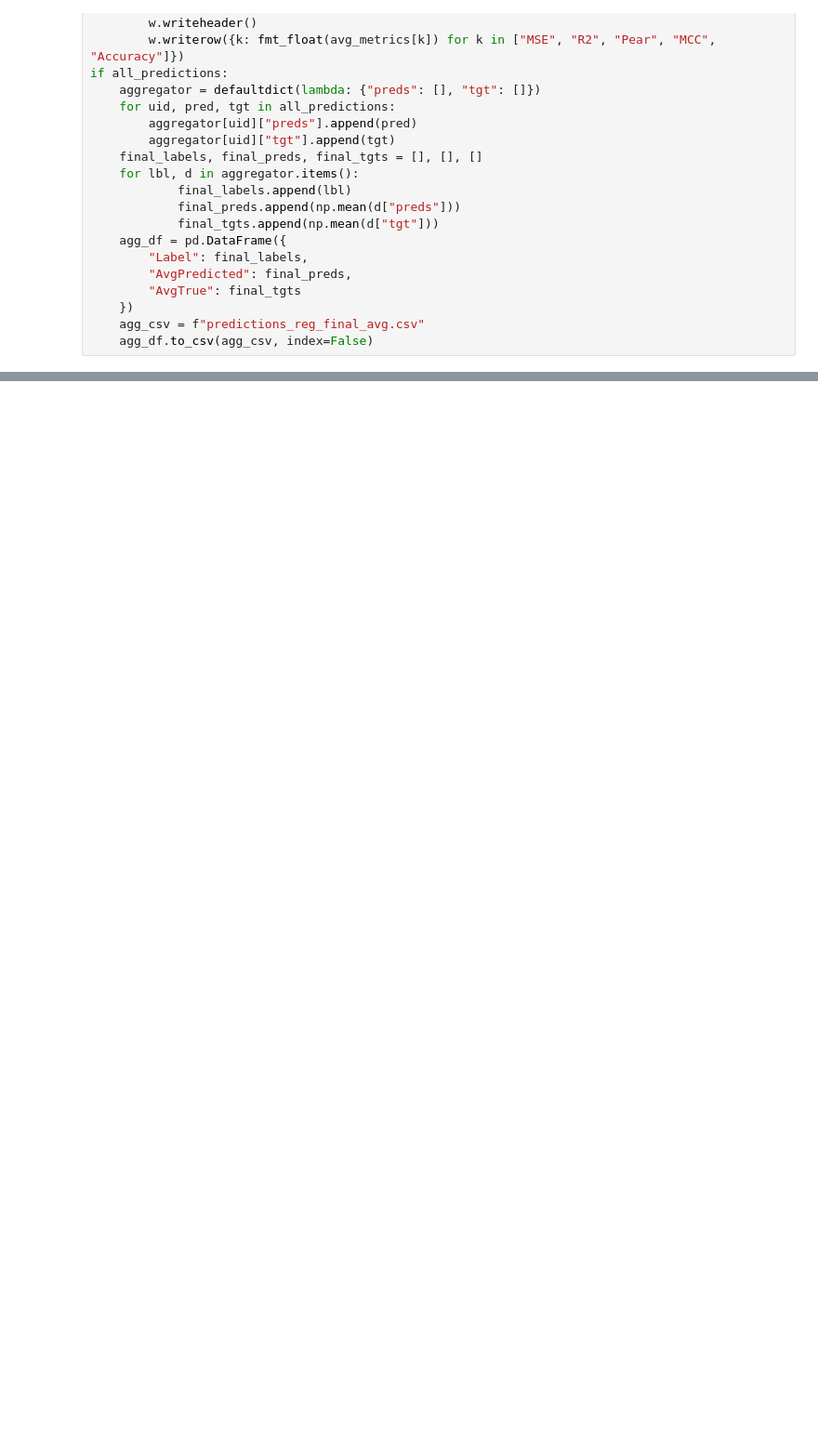
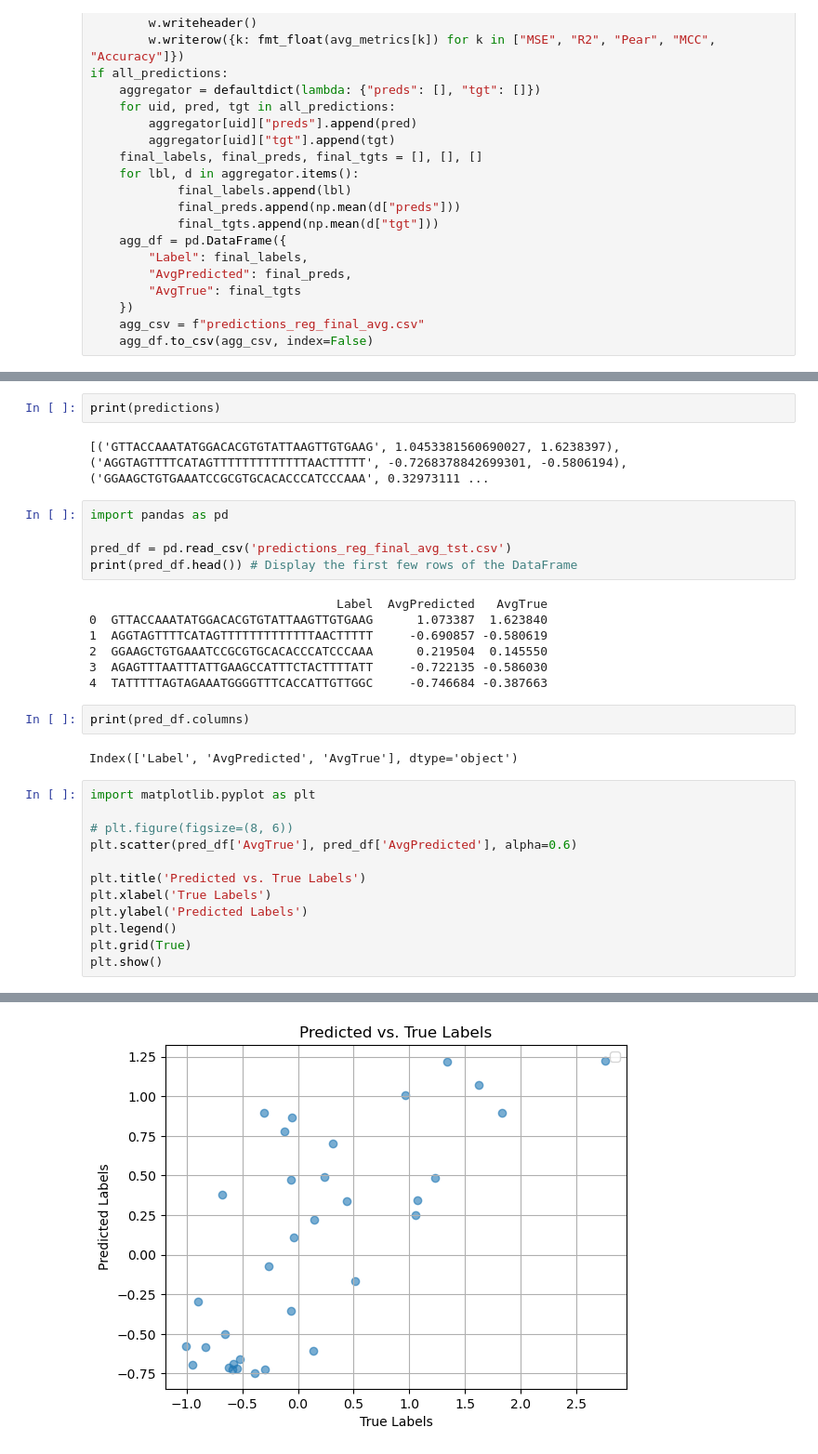
Before and after one commit to Nakshatra120/ML-Protein-DNA-Binding-Affinity, a Jupyter notebook: tutorial notebooks/tutorial_notebook.ipynb, the cells around one changed output, grey strips where cells are left out. Shown: that part at 93% size. Saved outputs shown, nothing was run; the diff lists cells and outputs as text; blank space fills up the shorter version.

```diff
--- a/tutorial notebooks/tutorial_notebook.ipynb
+++ b/tutorial notebooks/tutorial_notebook.ipynb
@@ -722,0 +964,33 @@ if all_predictions:
+# %%
+print(predictions)
+# %% [output]
+[('GTTACCAAATATGGACACGTGTATTAAGTTGTGAAG', 1.0453381560690027, 1.6238397), ('AGGTAGTTTTCATAGTTTTTTTTTTTTTAACTTTTT', -0.7268378842699301, -0.5806194), ('GGAAGCTGTGAAATCCGCGTGCACACCCATCCCAAA', 0.32973111 ...
+# %%
+import pandas as pd
+
+pred_df = pd.read_csv('predictions_reg_final_avg_tst.csv')
+print(pred_df.head()) # Display the first few rows of the DataFrame
+# %% [output]
+                                  Label  AvgPredicted   AvgTrue
+0  GTTACCAAATATGGACACGTGTATTAAGTTGTGAAG      1.073387  1.623840
+1  AGGTAGTTTTCATAGTTTTTTTTTTTTTAACTTTTT     -0.690857 -0.580619
+2  GGAAGCTGTGAAATCCGCGTGCACACCCATCCCAAA      0.219504  0.145550
+3  AGAGTTTAATTTATTGAAGCCATTTCTACTTTTATT     -0.722135 -0.586030
+4  TATTTTTAGTAGAAATGGGGTTTCACCATTGTTGGC     -0.746684 -0.387663
+# %%
+print(pred_df.columns)
+# %% [output]
+Index(['Label', 'AvgPredicted', 'AvgTrue'], dtype='object')
+# %%
+import matplotlib.pyplot as plt
+
+# plt.figure(figsize=(8, 6))
+plt.scatter(pred_df['AvgTrue'], pred_df['AvgPredicted'], alpha=0.6)
+
+plt.title('Predicted vs. True Labels')
+plt.xlabel('True Labels')
+plt.ylabel('Predicted Labels')
+plt.legend()
+plt.grid(True)
+plt.show()
+# %% [output]
@@ -722,0 +998 @@ if all_predictions:
+[figure, added]
```
Also changed, not shown: parts of 24 cells of this notebook, 51 other files.
